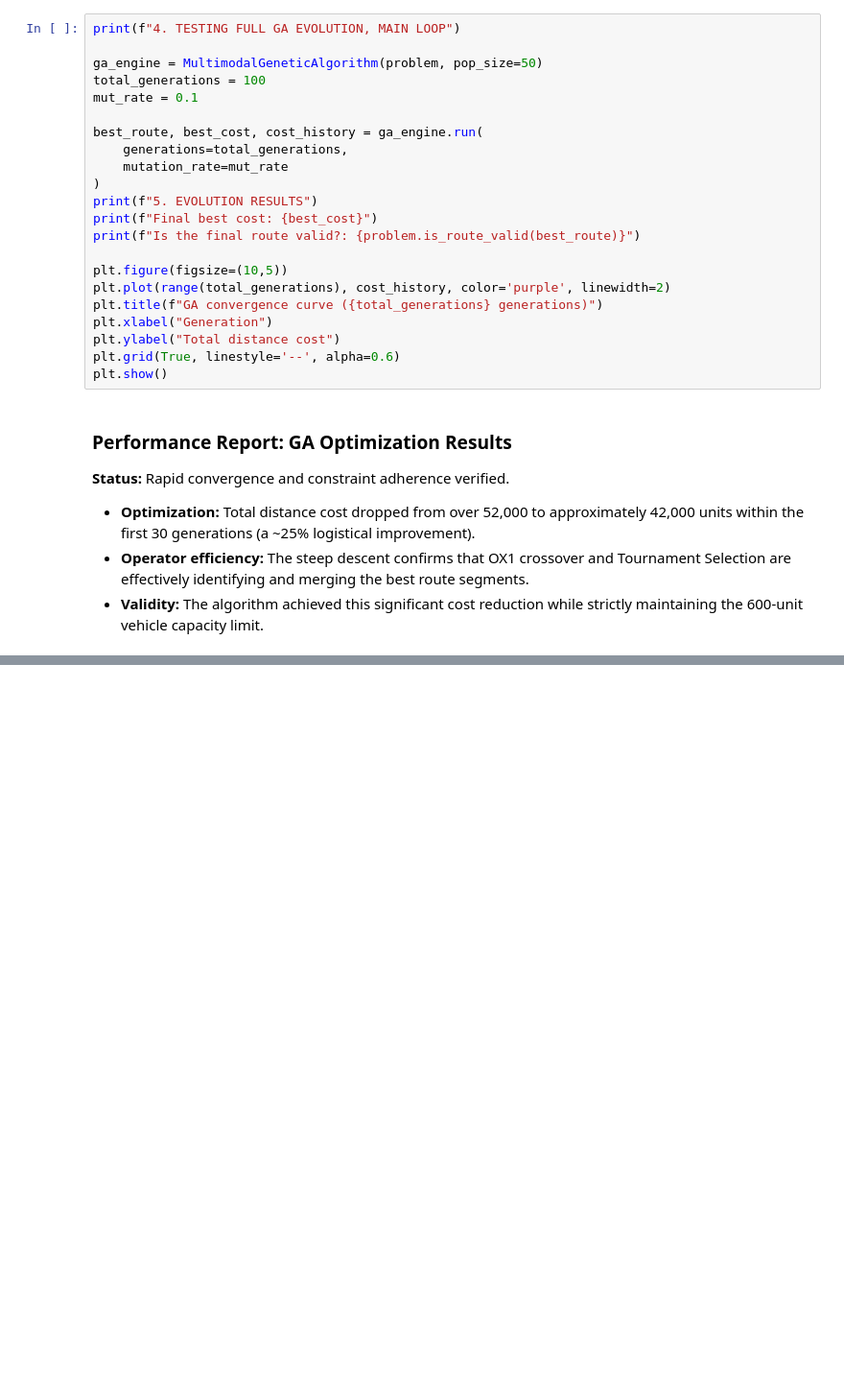
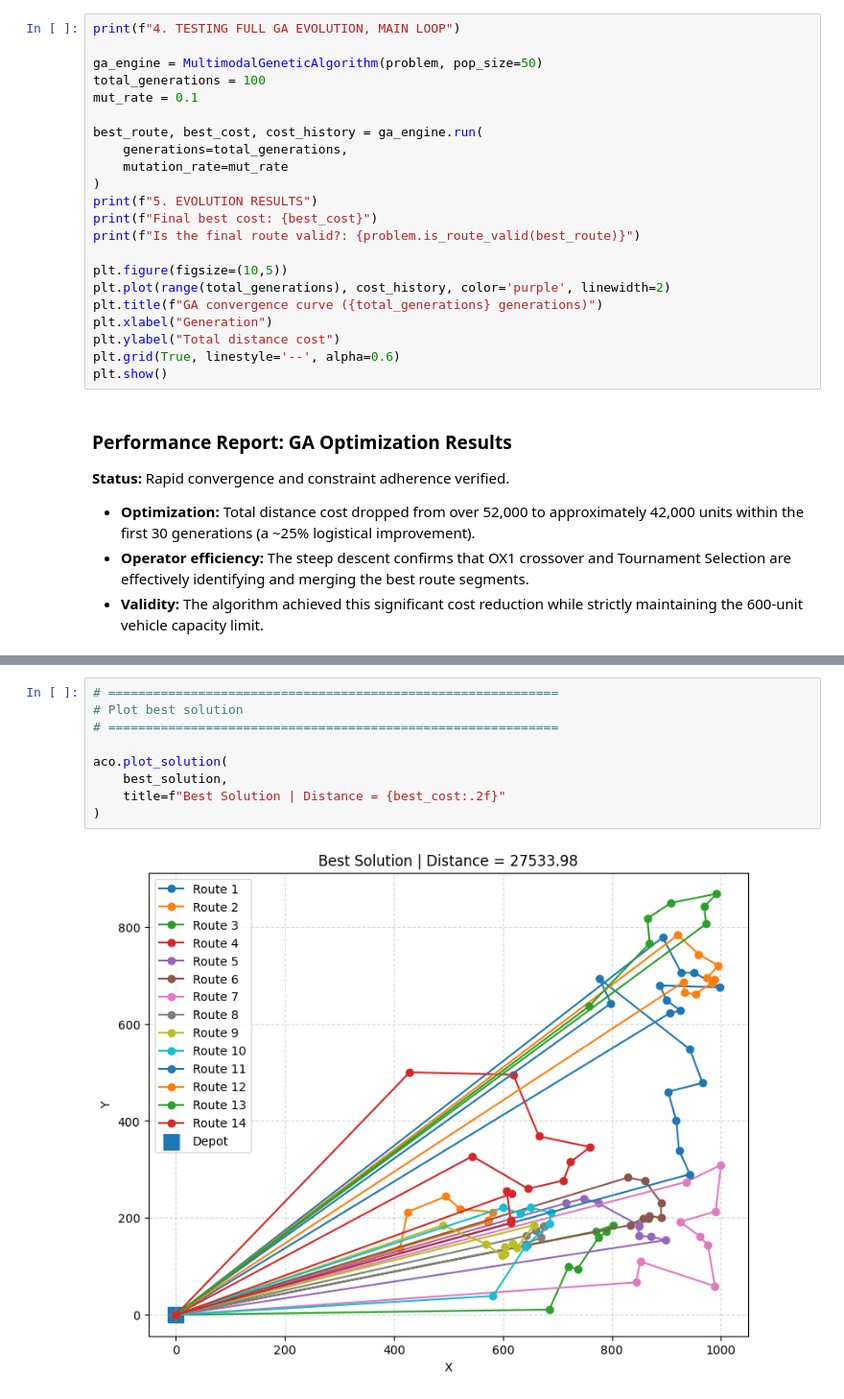
Before and after one commit to miguel-mxrxrx04/cvrp-BAO, a Jupyter notebook: notebooks/experiments.ipynb, the cells around one changed output, grey strips where cells are left out. Shown at 96% size. Drawn from its saved outputs; the diff is of its cells as text; blank space fills up the shorter version.

```diff
--- a/notebooks/experiments.ipynb
+++ b/notebooks/experiments.ipynb
@@ -100,0 +202,11 @@ plt.show()
+# %%
+# ============================================================
+# Plot best solution
+# ============================================================
+
+aco.plot_solution(
+    best_solution,
+    title=f"Best Solution | Distance = {best_cost:.2f}"
+)
+# %% [output]
+[figure, added]
```
Also changed, not shown: parts of 8 cells of this notebook, 1 other file.
